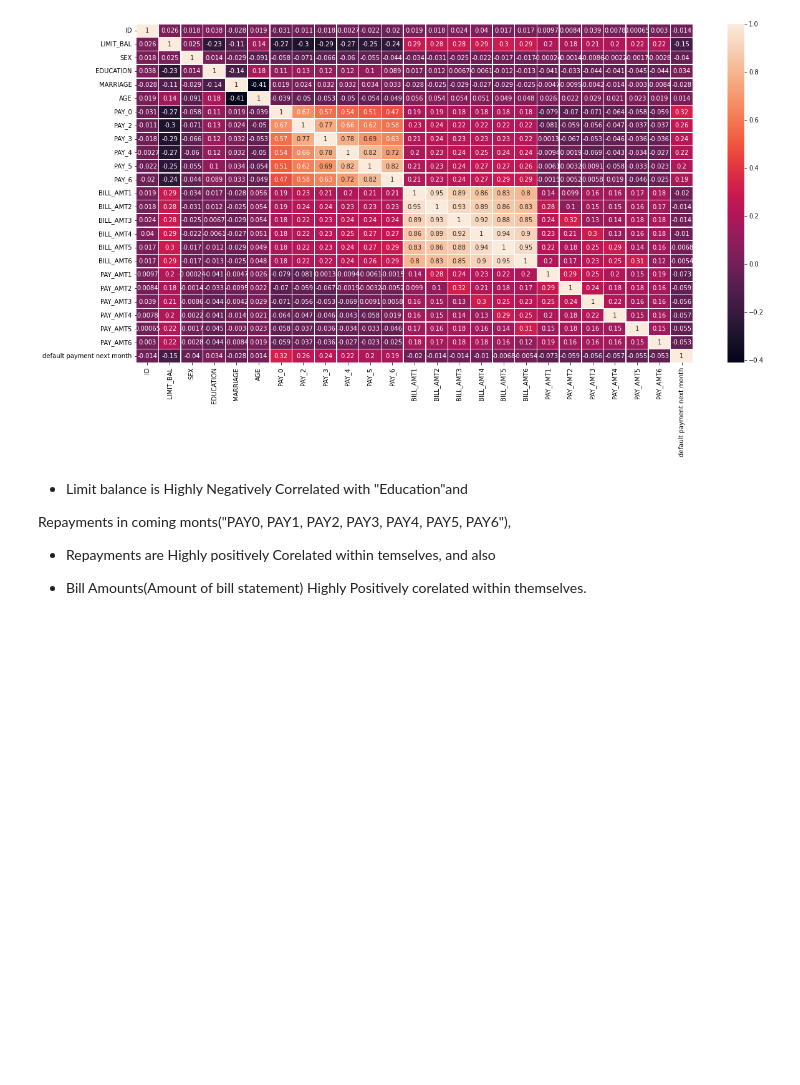
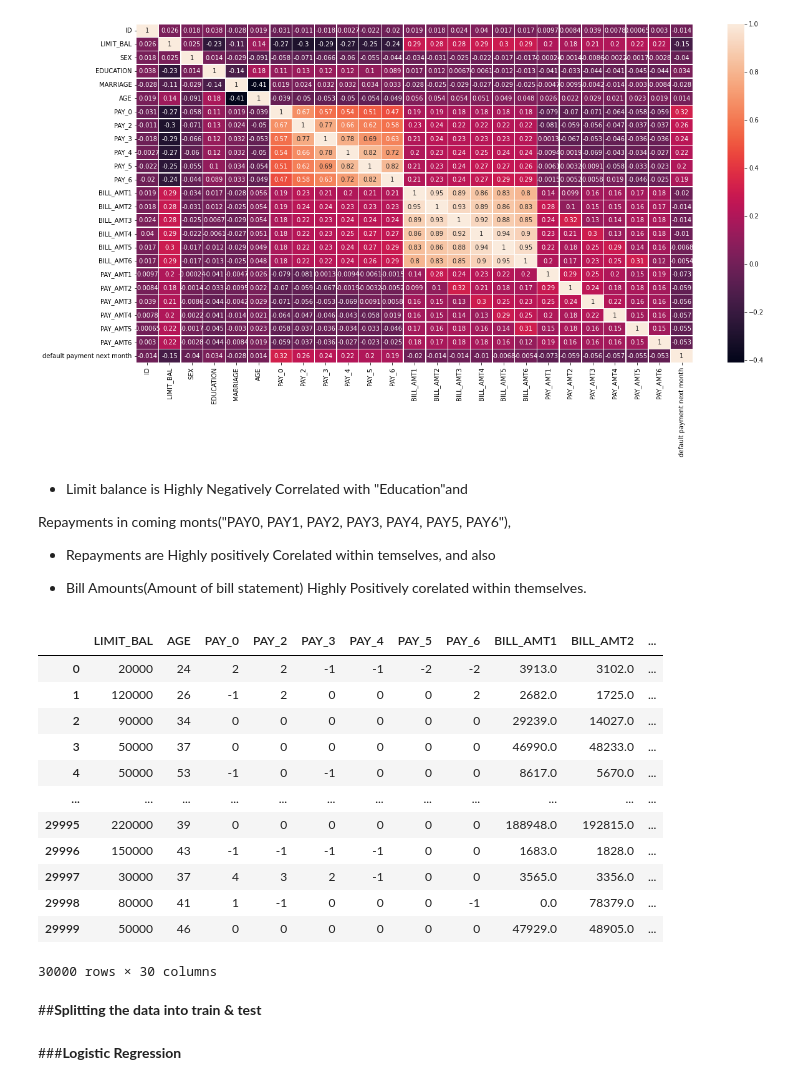
Before and after one commit to Naman-nandi/Credit-Card-Default-Classification, a Jupyter notebook: Copy_of_Credit_Card_Default_Prediction_Capstone_Project.ipynb, the cells around one changed output. Cells and saved outputs as stored; diff of their text form; code cells hidden in the pictures; blank space fills up the shorter version.

```diff
--- a/Copy_of_Credit_Card_Default_Prediction_Capstone_Project.ipynb
+++ b/Copy_of_Credit_Card_Default_Prediction_Capstone_Project.ipynb
@@ -696,3 +696,27 @@ Repayments in coming monts("PAY0, PAY1, PAY2, PAY3, PAY4, PAY5, PAY6"),
 
 
 *   Bill Amounts(Amount of bill statement) Highly Positively corelated within themselves.
+# %%
+# One-hot encoding
+
+credit_df = pd.get_dummies(credit_df, columns=["SEX"])
+credit_df = pd.get_dummies(credit_df, columns=["EDUCATION"])
+credit_df = pd.get_dummies(credit_df, columns=["MARRIAGE"])
+# %%
+credit_df
+# %% [output]
+|  | LIMIT_BAL | AGE | PAY_0 | PAY_2 | PAY_3 | PAY_4 | PAY_5 | PAY_6 | BILL_AMT1 | BILL_AMT2 | ... |
+| 0 | 20000 | 24 | 2 | 2 | -1 | -1 | -2 | -2 | 3913.0 | 3102.0 | ... |
+| 1 | 120000 | 26 | -1 | 2 | 0 | 0 | 0 | 2 | 2682.0 | 1725.0 | ... |
+| 2 | 90000 | 34 | 0 | 0 | 0 | 0 | 0 | 0 | 29239.0 | 14027.0 | ... |
+| 3 | 50000 | 37 | 0 | 0 | 0 | 0 | 0 | 0 | 46990.0 | 48233.0 | ... |
+| 4 | 50000 | 53 | -1 | 0 | -1 | 0 | 0 | 0 | 8617.0 | 5670.0 | ... |
+| ... | ... | ... | ... | ... | ... | ... | ... | ... | ... | ... | ... |
+| 29995 | 220000 | 39 | 0 | 0 | 0 | 0 | 0 | 0 | 188948.0 | 192815.0 | ... |
+| 29996 | 150000 | 43 | -1 | -1 | -1 | -1 | 0 | 0 | 1683.0 | 1828.0 | ... |
+| 29997 | 30000 | 37 | 4 | 3 | 2 | -1 | 0 | 0 | 3565.0 | 3356.0 | ... |
+| 29998 | 80000 | 41 | 1 | -1 | 0 | 0 | 0 | -1 | 0.0 | 78379.0 | ... |
+| 29999 | 50000 | 46 | 0 | 0 | 0 | 0 | 0 | 0 | 47929.0 | 48905.0 | ... |
+30000 rows × 30 columns
+# %% [markdown]
+##**Splitting the data into train & test**
@@ -698,0 +730,2 @@ Repayments in coming monts("PAY0, PAY1, PAY2, PAY3, PAY4, PAY5, PAY6"),
+# %% [markdown]
+###**Logistic Regression**
```
Also changed, not shown: parts of 19 cells of this notebook.
